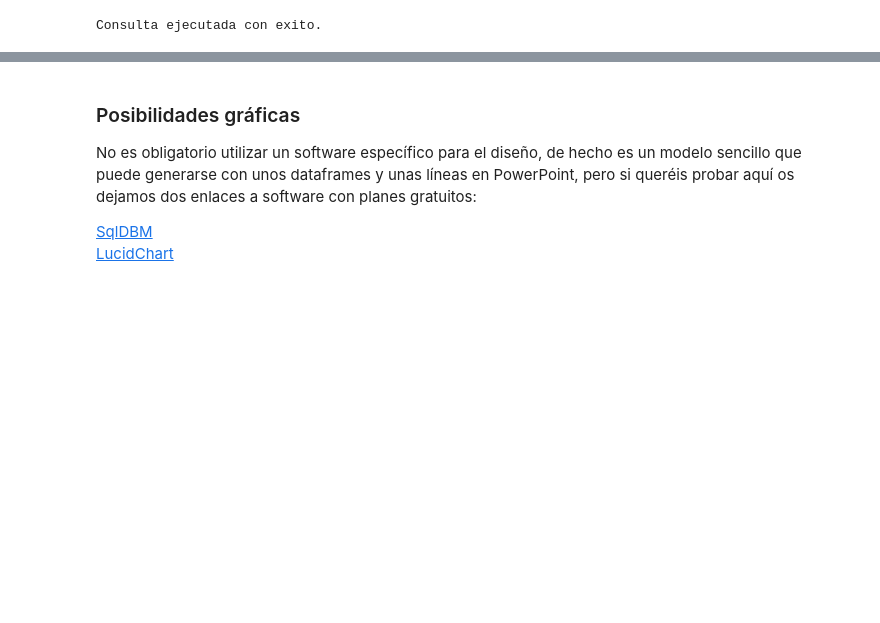
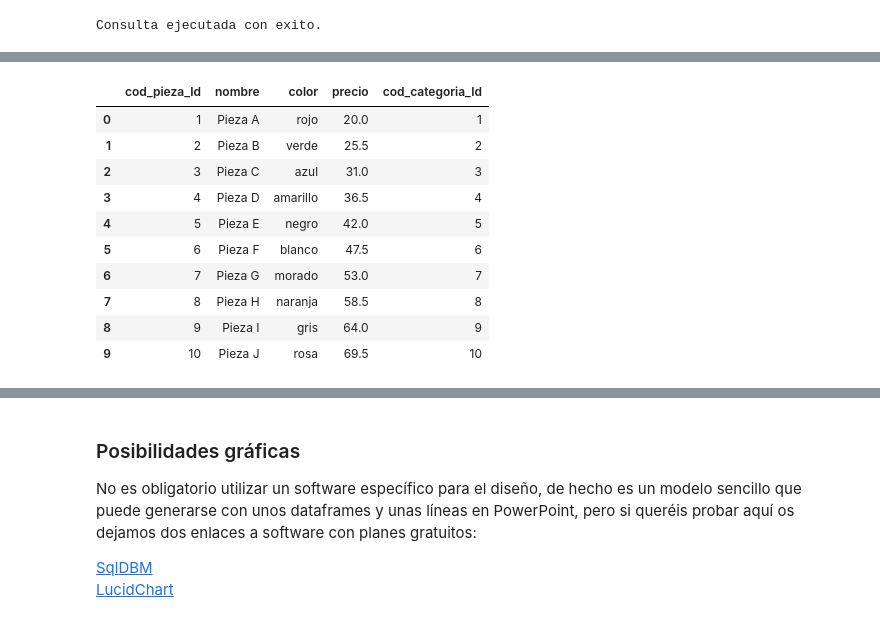
Before and after one commit to Rommel-DS/Team-Challenge---Sherlock-SQL, a Jupyter notebook: Parte_II_Modelo_BD.ipynb, the cells around one changed output, grey strips where cells are left out. Saved outputs shown, nothing was run; the diff lists cells and outputs as text; code cells hidden in the pictures; blank space fills up the shorter version.

```diff
--- a/Parte_II_Modelo_BD.ipynb
+++ b/Parte_II_Modelo_BD.ipynb
@@ -152,0 +222,19 @@ consultar(query)
+# %%
+query = """
+SELECT *
+FROM pieza
+"""
+resultado = consultar(query)
+resultado
+# %% [output]
+|  | cod_pieza_Id | nombre | color | precio | cod_categoria_Id |
+| 0 | 1 | Pieza A | rojo | 20.0 | 1 |
+| 1 | 2 | Pieza B | verde | 25.5 | 2 |
+| 2 | 3 | Pieza C | azul | 31.0 | 3 |
+| 3 | 4 | Pieza D | amarillo | 36.5 | 4 |
+| 4 | 5 | Pieza E | negro | 42.0 | 5 |
+| 5 | 6 | Pieza F | blanco | 47.5 | 6 |
+| 6 | 7 | Pieza G | morado | 53.0 | 7 |
+| 7 | 8 | Pieza H | naranja | 58.5 | 8 |
+| 8 | 9 | Pieza I | gris | 64.0 | 9 |
+| 9 | 10 | Pieza J | rosa | 69.5 | 10 |
```
Also changed, not shown: parts of 14 cells of this notebook.
